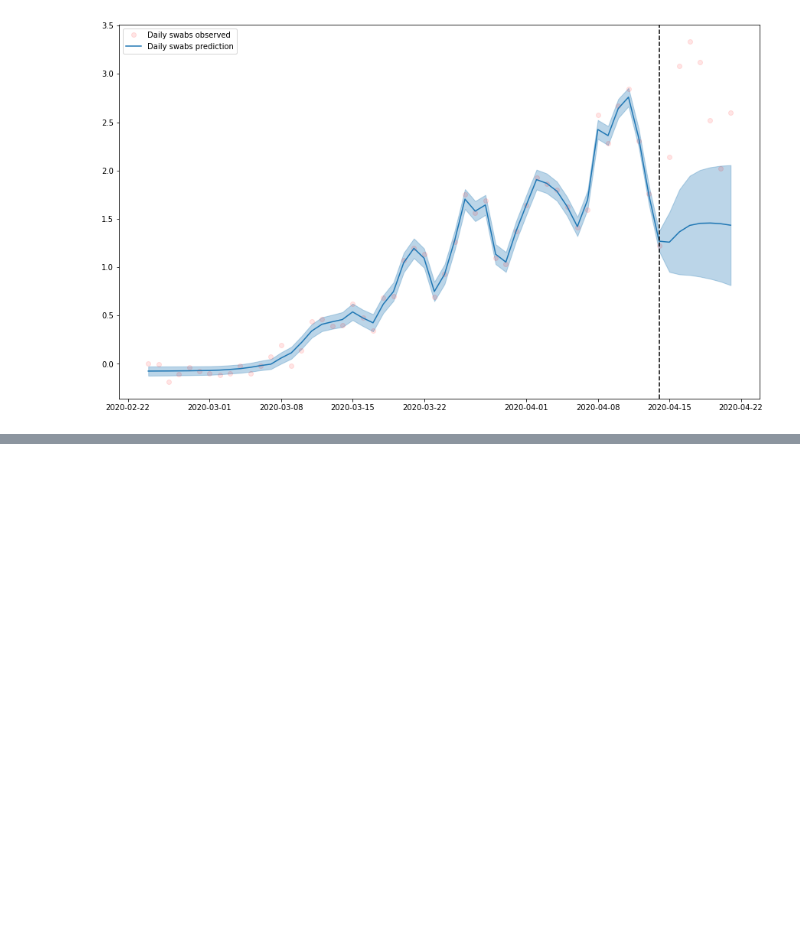
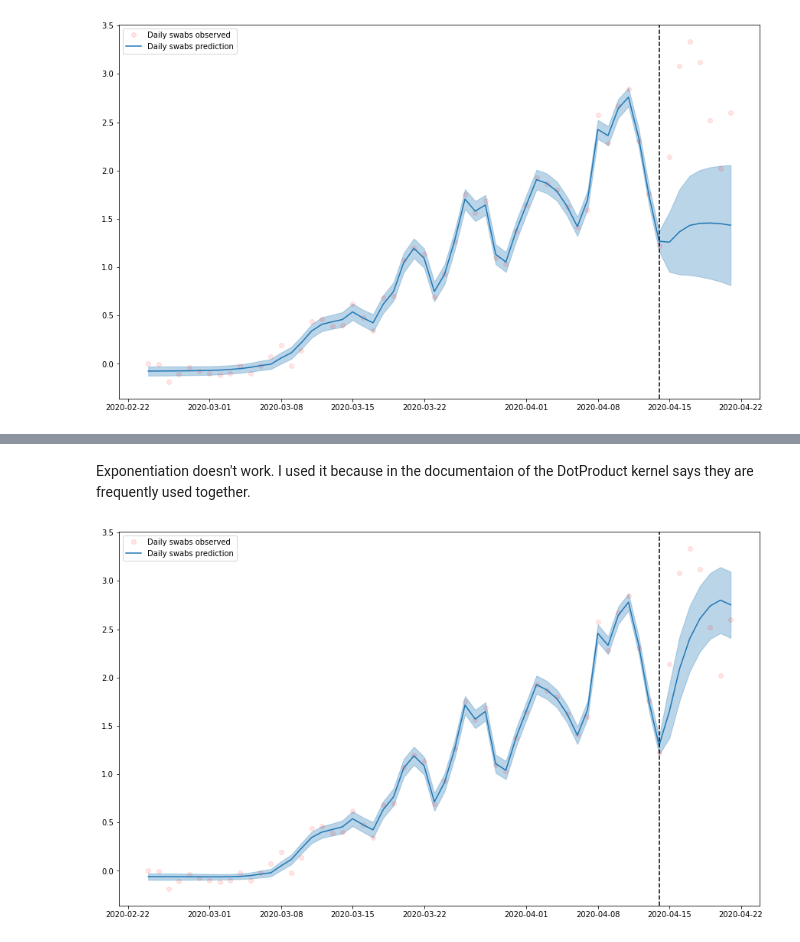
Before and after one commit to eferos93/statistical-machine-learning, a Jupyter notebook: homeworks/homework_05_gaussian_processes/homework05_Fabrici.ipynb, the cells around one changed output, grey strips where cells are left out. Cells and saved outputs as stored; diff of their text form; code cells hidden in the pictures; blank space fills up the shorter version.

```diff
--- a/homeworks/homework_05_gaussian_processes/homework05_Fabrici.ipynb
+++ b/homeworks/homework_05_gaussian_processes/homework05_Fabrici.ipynb
@@ -241,0 +269,16 @@ plt.savefig('daily_swabs.png')
+# %% [markdown]
+Exponentiation doesn't work. I used it because in the documentaion of the DotProduct kernel says they are frequently used together.
+# %%
+k1 = 1000**2 * RBF(length_scale=1.0)
+k2 = 1**(1/2)*kernels.ExpSineSquared(periodicity=1.5, length_scale=10)
+k_dot = DotProduct(sigma_0=1)
+kernel = k1 + 50**10*k_dot + k2
+
+gp = GaussianProcessRegressor(kernel=kernel, alpha=0.01,
+                              normalize_y=True,
+                              n_restarts_optimizer=3)
+gp.fit(X_train, y_train)
+plot_predictions(gp, 'Daily swabs', y, X)
+plt.savefig('plt_daily_swabs.png')
+# %% [output]
+[figure, added]
```
Also changed, not shown: parts of 5 cells of this notebook, 5 other files.
